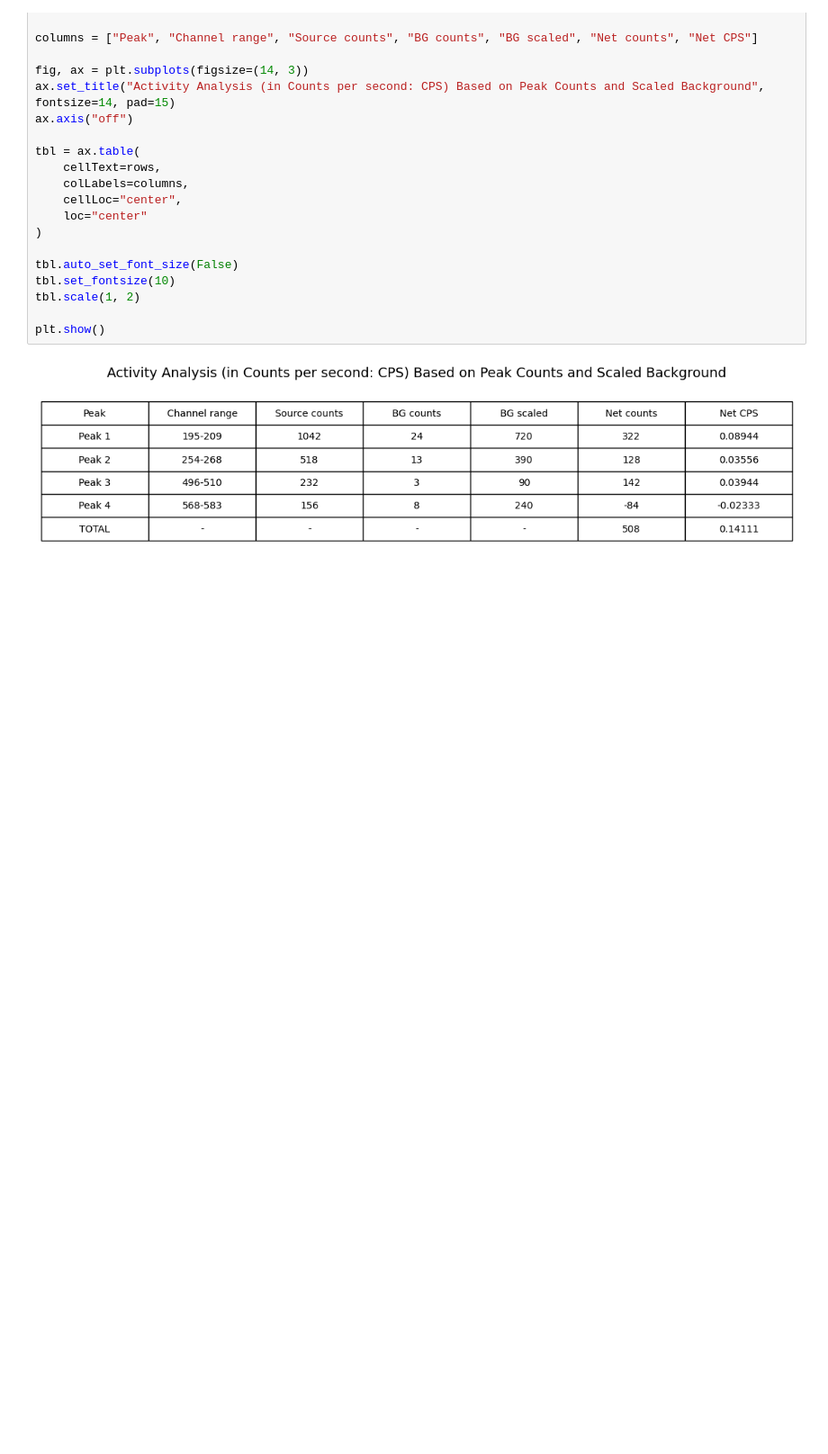
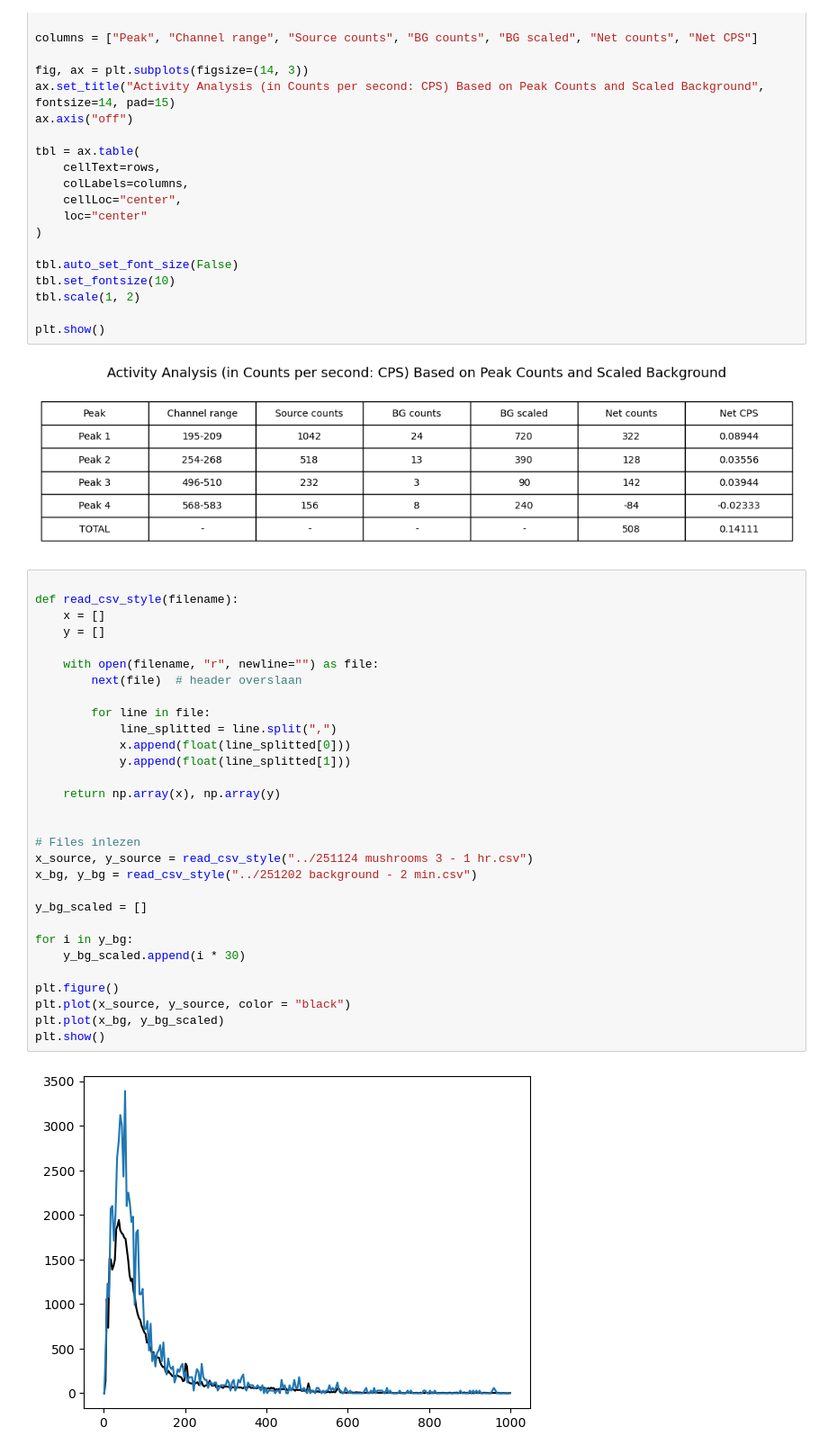
Before and after one commit to SannevWestrenen/NSP2-Particle-Physics---Charley-Sanne, a Jupyter notebook: calibration/Particle Physics - Charley & Sanne.ipynb, the cells around one changed output. Shown at 90% size. Drawn from its saved outputs; the diff is of its cells as text; blank space fills up the shorter version.

```diff
--- a/calibration/Particle Physics - Charley & Sanne.ipynb
+++ b/calibration/Particle Physics - Charley & Sanne.ipynb
@@ -1114,3 +1114,35 @@ tbl.scale(1, 2)
 plt.show()
 # %% [output]
 [figure]
+# %%
+
+def read_csv_style(filename):
+    x = []
+    y = []
+
+    with open(filename, "r", newline="") as file:
+        next(file)  # header overslaan
+
+        for line in file:
+            line_splitted = line.split(",")
+            x.append(float(line_splitted[0]))
+            y.append(float(line_splitted[1]))
+
+    return np.array(x), np.array(y)
+
+
+# Files inlezen
+x_source, y_source = read_csv_style("../251124 mushrooms 3 - 1 hr.csv")
+x_bg, y_bg = read_csv_style("../251202 background - 2 min.csv")
+
+y_bg_scaled = []
+
+for i in y_bg:
+    y_bg_scaled.append(i * 30)
+
+plt.figure()
+plt.plot(x_source, y_source, color = "black")
+plt.plot(x_bg, y_bg_scaled)
+plt.show()
+# %% [output]
+[figure, added]
```
Also changed, not shown: parts of 7 cells of this notebook, 2 other files.
